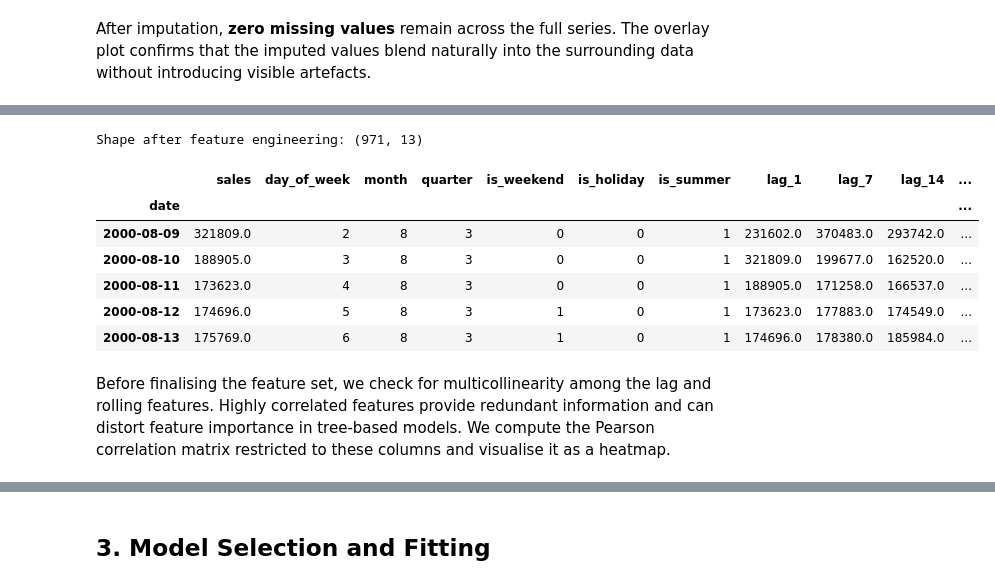
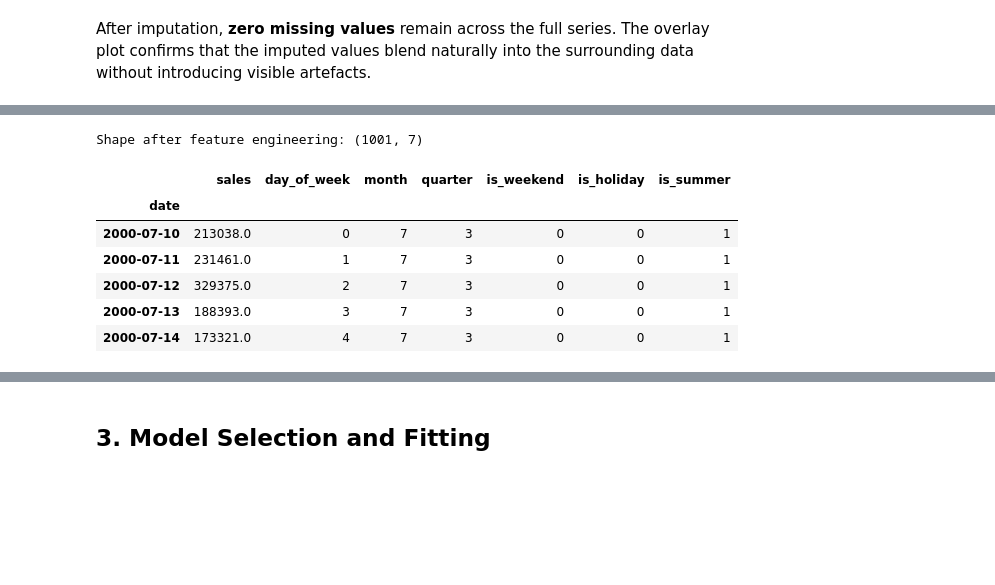
Before and after one commit to joaquinorradre/Time_Series_Assesment1, a Jupyter notebook: Assessment2.ipynb, the cells around one changed output, grey strips where cells are left out. Drawn from its saved outputs; the diff is of its cells as text; code cells hidden in the pictures; blank space fills up the shorter version.

```diff
--- a/Assessment2.ipynb
+++ b/Assessment2.ipynb
@@ -77,46 +73,33 @@ The features created are:
 # %%
 def create_features(df: pd.DataFrame) -> pd.DataFrame:
-    """Add calendar, lag, rolling, and holiday features to the sales dataframe."""
+    """Add calendar and holiday features to the sales dataframe."""
     df = df.copy()
 
     # 1. Calendar features
     df['day_of_week'] = df.index.dayofweek          # 0 = Monday
     df['month']       = df.index.month
     df['quarter']     = df.index.quarter
     df['is_weekend']  = df.index.dayofweek.isin([5, 6]).astype(int)
 
     # 2. Holiday/Summer Features (US Context)
     us_holidays = holidays.US()
     # Binary feature: 1 if date is a holiday
     df['is_holiday'] = df.index.map(lambda x: 1 if x in us_holidays else 0)
 
     df['is_summer'] = df['month'].isin([6, 7, 8]).astype(int)
 
-    # 3. Lag features (shift prevents any look-ahead/leakage)
-    df['lag_1']  = df['sales'].shift(1)
-    df['lag_7']  = df['sales'].shift(7)
-    df['lag_14'] = df['sales'].shift(14)
-
-    # 4. Rolling statistics (shift(1) inside to avoid leakage)
-    s = df['sales'].shift(1)
-    df['roll_mean_7']  = s.rolling(7).mean()
-    df['roll_std_7']   = s.rolling(7).std()
-    df['roll_mean_30'] = s.rolling(30).mean()
-
     return df
 
 df_ml = create_features(data_imputed).dropna()
 
 print(f"Shape after feature engineering: {df_ml.shape}")
 display(df_ml.head())
 # %% [output]
-Shape after feature engineering: (971, 13)
+Shape after feature engineering: (1001, 7)
-|  | sales | day_of_week | month | quarter | is_weekend | is_holiday | is_summer | lag_1 | lag_7 | lag_14 | ... |
-| date |  |  |  |  |  |  |  |  |  |  | ... |
-| 2000-08-09 | 321809.0 | 2 | 8 | 3 | 0 | 0 | 1 | 231602.0 | 370483.0 | 293742.0 | ... |
-| 2000-08-10 | 188905.0 | 3 | 8 | 3 | 0 | 0 | 1 | 321809.0 | 199677.0 | 162520.0 | ... |
-| 2000-08-11 | 173623.0 | 4 | 8 | 3 | 0 | 0 | 1 | 188905.0 | 171258.0 | 166537.0 | ... |
-| 2000-08-12 | 174696.0 | 5 | 8 | 3 | 1 | 0 | 1 | 173623.0 | 177883.0 | 174549.0 | ... |
-| 2000-08-13 | 175769.0 | 6 | 8 | 3 | 1 | 0 | 1 | 174696.0 | 178380.0 | 185984.0 | ... |
+|  | sales | day_of_week | month | quarter | is_weekend | is_holiday | is_summer |
+| date |  |  |  |  |  |  |  |
+| 2000-07-10 | 213038.0 | 0 | 7 | 3 | 0 | 0 | 1 |
+| 2000-07-11 | 231461.0 | 1 | 7 | 3 | 0 | 0 | 1 |
+| 2000-07-12 | 329375.0 | 2 | 7 | 3 | 0 | 0 | 1 |
+| 2000-07-13 | 188393.0 | 3 | 7 | 3 | 0 | 0 | 1 |
+| 2000-07-14 | 173321.0 | 4 | 7 | 3 | 0 | 0 | 1 |
-# %% [markdown]
-Before finalising the feature set, we check for multicollinearity among the lag and rolling features. Highly correlated features provide redundant information and can distort feature importance in tree-based models. We compute the Pearson correlation matrix restricted to these columns and visualise it as a heatmap.
```
Also changed, not shown: parts of 13 cells of this notebook.
